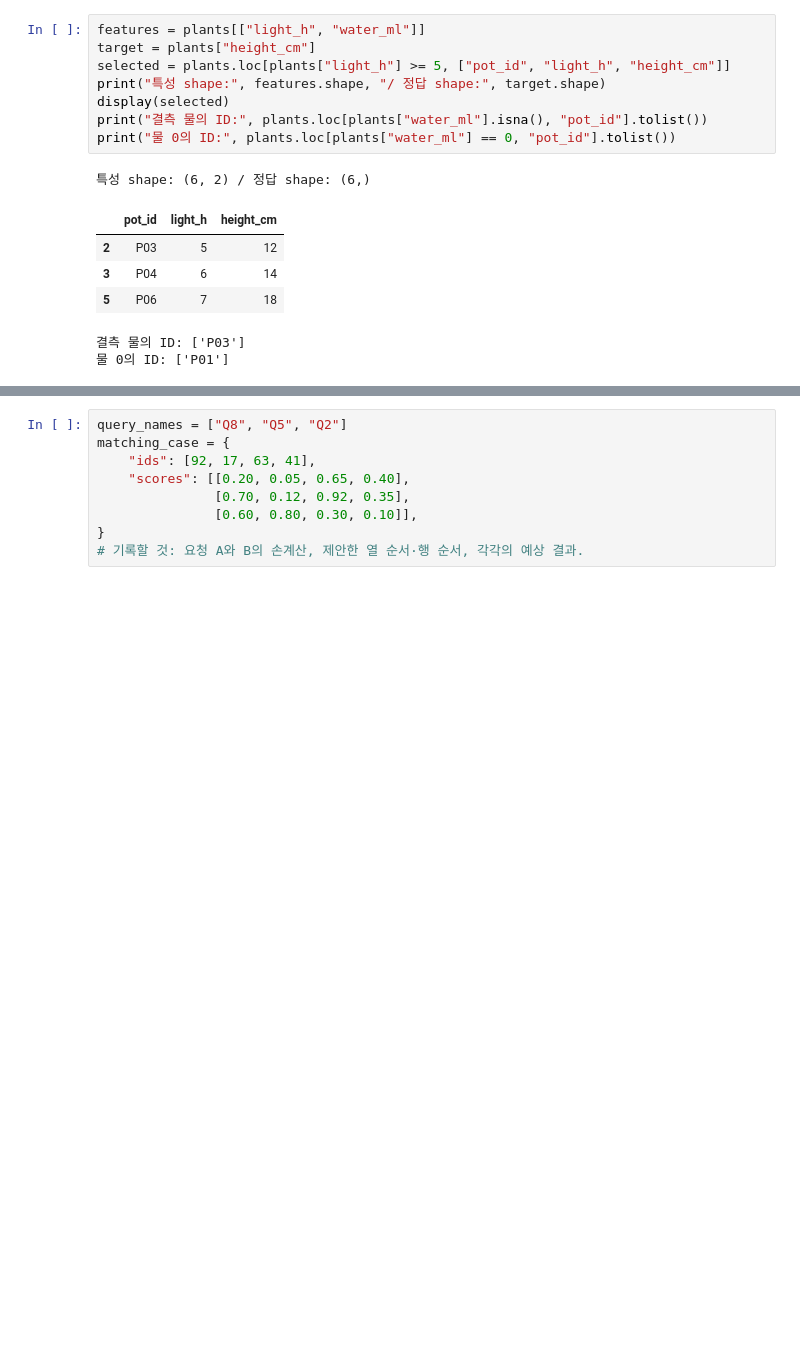
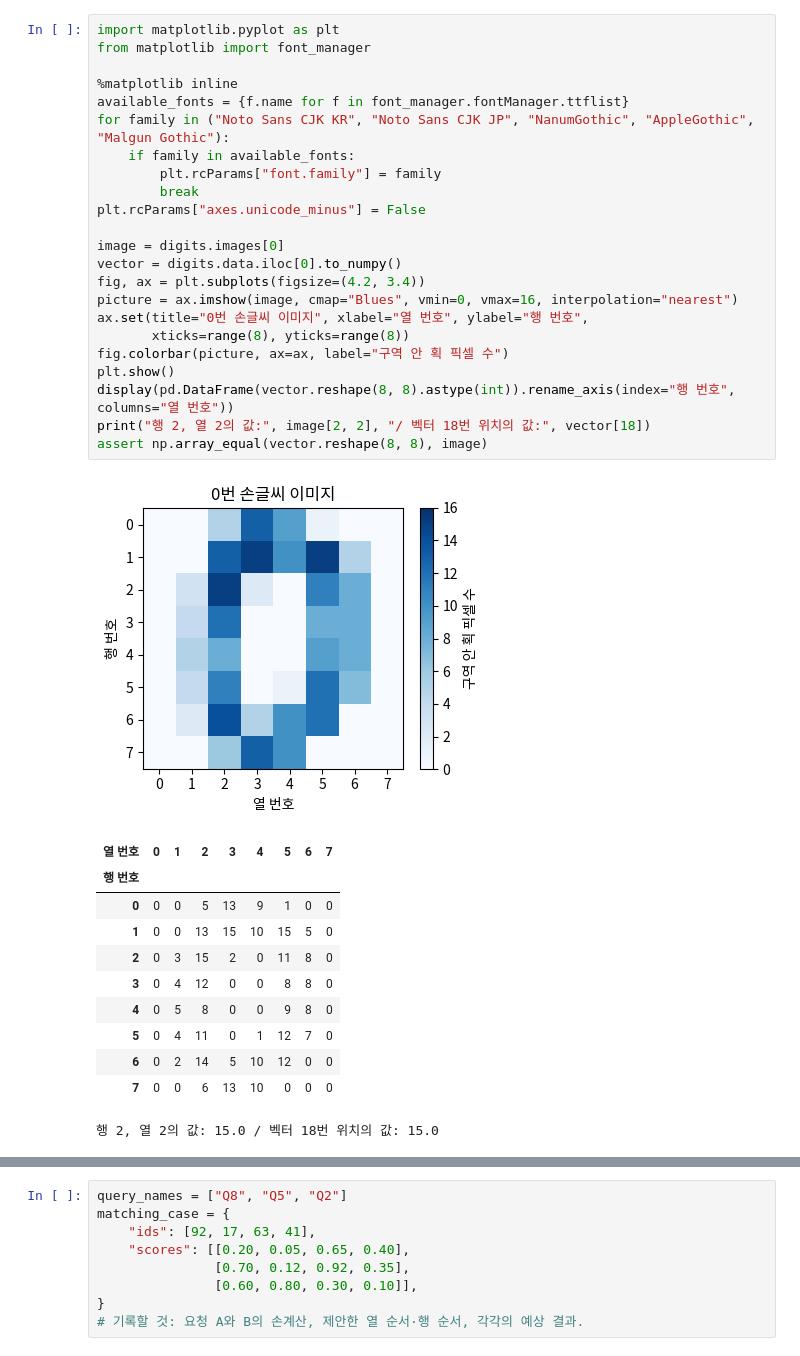
Before and after one commit to jlee-ax/AI-Olympiad, a Jupyter notebook: lessons/week01/week01_integrated.ipynb, the cells around one changed output, grey strips where cells are left out. Saved outputs shown, nothing was run; the diff lists cells and outputs as text; blank space fills up the shorter version.

```diff
--- a/lessons/week01/week01_integrated.ipynb
+++ b/lessons/week01/week01_integrated.ipynb
@@ -68,17 +57,37 @@ P01의 0은 ‘물을 0ml 주었다’고 기록한 값입니다. P03은 물의
 # %%
-features = plants[["light_h", "water_ml"]]
-target = plants["height_cm"]
-selected = plants.loc[plants["light_h"] >= 5, ["pot_id", "light_h", "height_cm"]]
-print("특성 shape:", features.shape, "/ 정답 shape:", target.shape)
-display(selected)
-print("결측 물의 ID:", plants.loc[plants["water_ml"].isna(), "pot_id"].tolist())
-print("물 0의 ID:", plants.loc[plants["water_ml"] == 0, "pot_id"].tolist())
+import matplotlib.pyplot as plt
+from matplotlib import font_manager
+
+%matplotlib inline
+available_fonts = {f.name for f in font_manager.fontManager.ttflist}
+for family in ("Noto Sans CJK KR", "Noto Sans CJK JP", "NanumGothic", "AppleGothic", "Malgun Gothic"):
+    if family in available_fonts:
+        plt.rcParams["font.family"] = family
+        break
+plt.rcParams["axes.unicode_minus"] = False
+
+image = digits.images[0]
+vector = digits.data.iloc[0].to_numpy()
+fig, ax = plt.subplots(figsize=(4.2, 3.4))
+picture = ax.imshow(image, cmap="Blues", vmin=0, vmax=16, interpolation="nearest")
+ax.set(title="0번 손글씨 이미지", xlabel="열 번호", ylabel="행 번호",
+       xticks=range(8), yticks=range(8))
+fig.colorbar(picture, ax=ax, label="구역 안 획 픽셀 수")
+plt.show()
+display(pd.DataFrame(vector.reshape(8, 8).astype(int)).rename_axis(index="행 번호", columns="열 번호"))
+print("행 2, 열 2의 값:", image[2, 2], "/ 벡터 18번 위치의 값:", vector[18])
+assert np.array_equal(vector.reshape(8, 8), image)
 # %% [output]
+[figure, added]
+| 열 번호 | 0 | 1 | 2 | 3 | 4 | 5 | 6 | 7 |
+| 행 번호 |  |  |  |  |  |  |  |  |
+| 0 | 0 | 0 | 5 | 13 | 9 | 1 | 0 | 0 |
+| 1 | 0 | 0 | 13 | 15 | 10 | 15 | 5 | 0 |
+| 2 | 0 | 3 | 15 | 2 | 0 | 11 | 8 | 0 |
+| 3 | 0 | 4 | 12 | 0 | 0 | 8 | 8 | 0 |
+| 4 | 0 | 5 | 8 | 0 | 0 | 9 | 8 | 0 |
+| 5 | 0 | 4 | 11 | 0 | 1 | 12 | 7 | 0 |
+| 6 | 0 | 2 | 14 | 5 | 10 | 12 | 0 | 0 |
+| 7 | 0 | 0 | 6 | 13 | 10 | 0 | 0 | 0 |
-특성 shape: (6, 2) / 정답 shape: (6,)
+행 2, 열 2의 값: 15.0 / 벡터 18번 위치의 값: 15.0
-|  | pot_id | light_h | height_cm |
-| 2 | P03 | 5 | 12 |
-| 3 | P04 | 6 | 14 |
-| 5 | P06 | 7 | 18 |
-결측 물의 ID: ['P03']
-물 0의 ID: ['P01']
 # %% [markdown]
```
Also changed, not shown: parts of 55 cells of this notebook, 34 other files.
